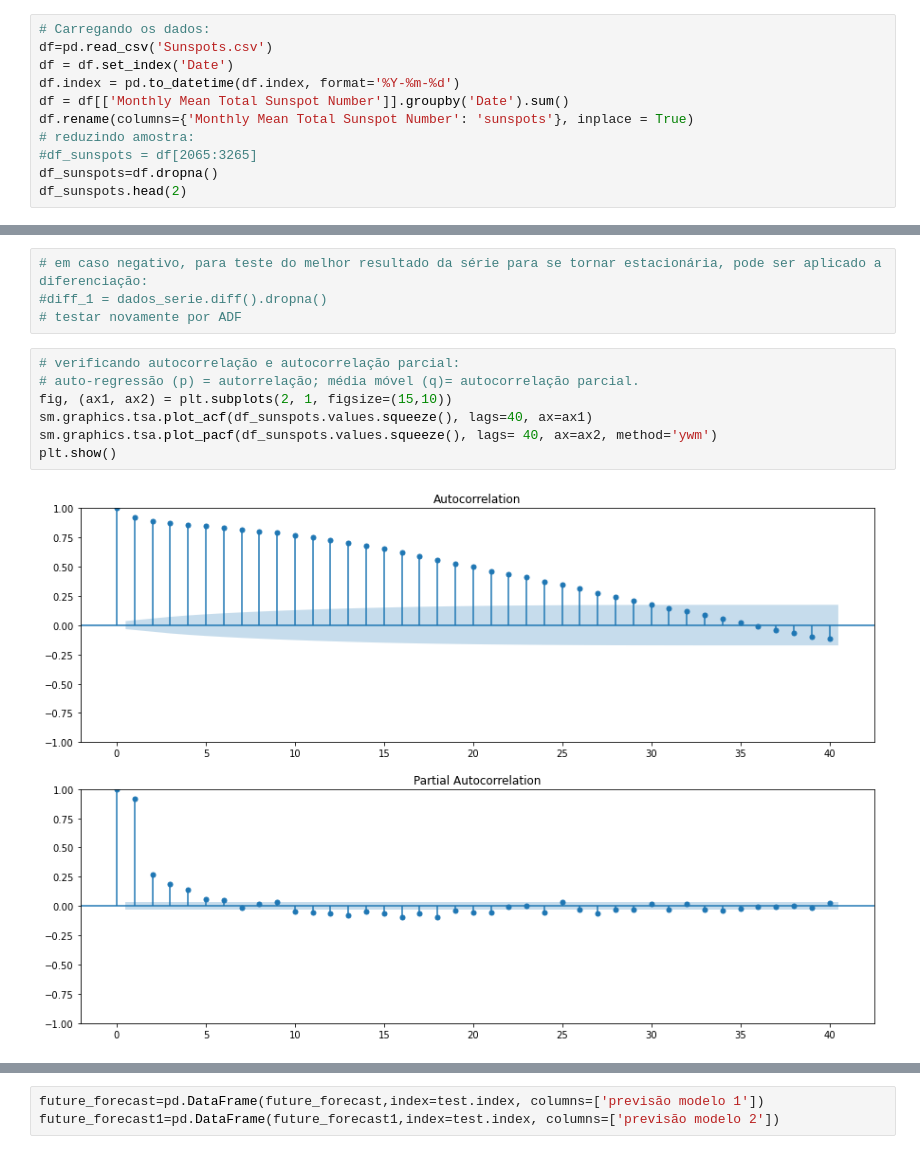
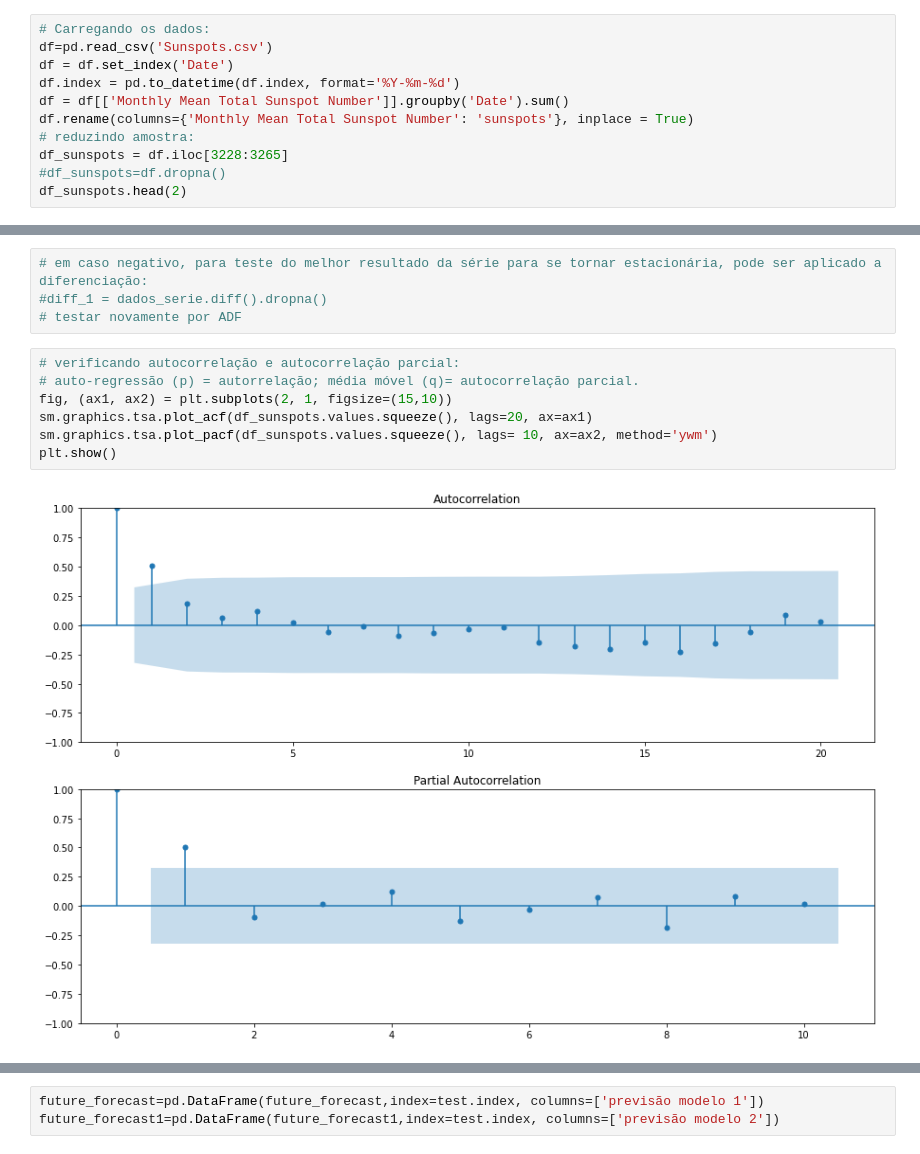
Before and after one commit to JuWhoo/series_temporais_arima, a Jupyter notebook: arima_teste_sunspots.ipynb, the cells around one changed output, grey strips where cells are left out. Drawn from its saved outputs; the diff is of its cells as text.

```diff
--- a/arima_teste_sunspots.ipynb
+++ b/arima_teste_sunspots.ipynb
@@ -22,8 +22,8 @@ df.index = pd.to_datetime(df.index, format='%Y-%m-%d')
 df = df[['Monthly Mean Total Sunspot Number']].groupby('Date').sum()
 df.rename(columns={'Monthly Mean Total Sunspot Number': 'sunspots'}, inplace = True)
 # reduzindo amostra:
-#df_sunspots = df[2065:3265]
-df_sunspots=df.dropna()
+df_sunspots = df.iloc[3228:3265]
+#df_sunspots=df.dropna()
 df_sunspots.head(2)
 # %% [output]
 |  | sunspots |
@@ -139,12 +145,12 @@ Valor-p: 1.10855249219565e-18
 # %%
 # verificando autocorrelação e autocorrelação parcial:
 # auto-regressão (p) = autorrelação; média móvel (q)= autocorrelação parcial.
 fig, (ax1, ax2) = plt.subplots(2, 1, figsize=(15,10))
-sm.graphics.tsa.plot_acf(df_sunspots.values.squeeze(), lags=40, ax=ax1)
-sm.graphics.tsa.plot_pacf(df_sunspots.values.squeeze(), lags= 40, ax=ax2, method='ywm')
+sm.graphics.tsa.plot_acf(df_sunspots.values.squeeze(), lags=20, ax=ax1)
+sm.graphics.tsa.plot_pacf(df_sunspots.values.squeeze(), lags= 10, ax=ax2, method='ywm')
 plt.show()
 # %% [output]
-[figure, old version]
+[figure, new version]
 # %%
 # Aplicando método Auto ARIMA (já pode-se definir max e min valores dos parâmetros para facilitar o código):
 # A sazonalidade, se mensal, usar m=12; Por padrão o P iniciará em 0 e o máximo será 2; o Q por padrão será 1 e o máximo, por padrão, será 2; o d será 1 e o máximo, por padrão, será 2; o D será 1, por padrão já é 1.
```
Also changed, not shown: parts of 33 cells of this notebook, 4 other files.
